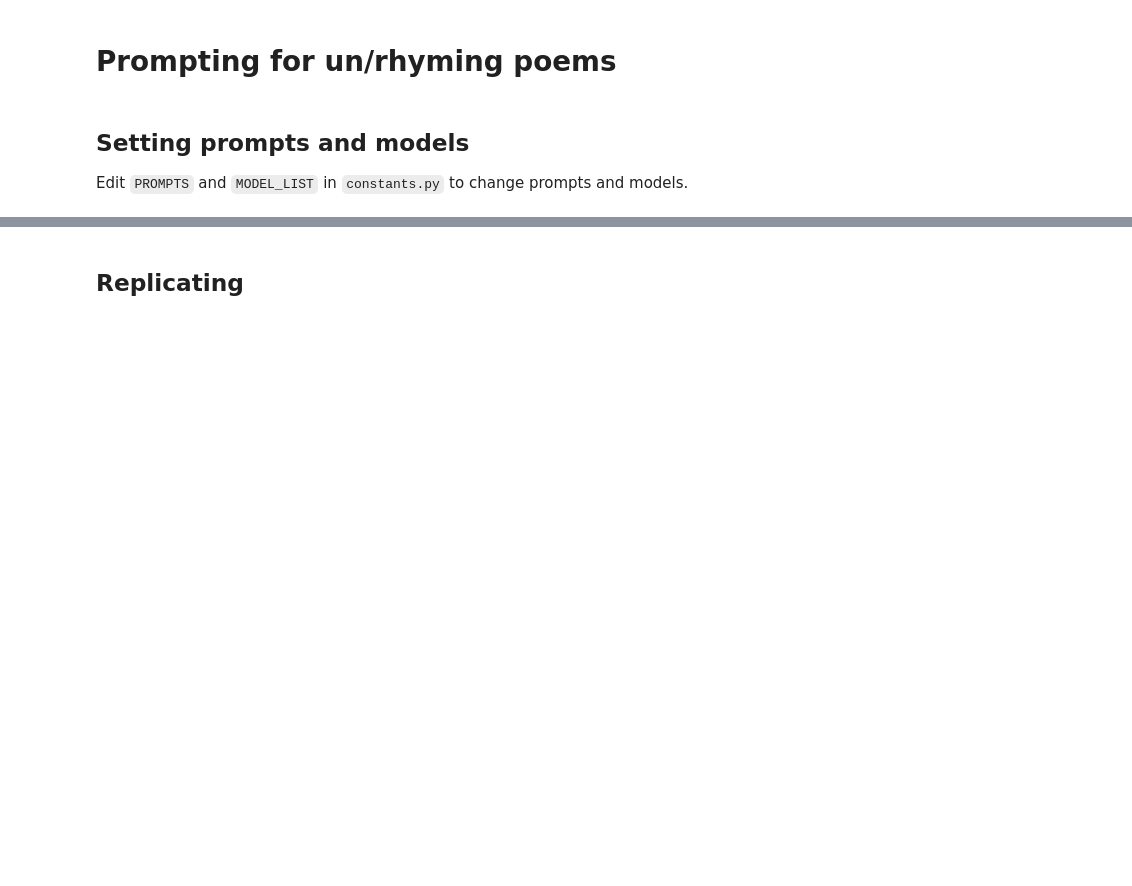
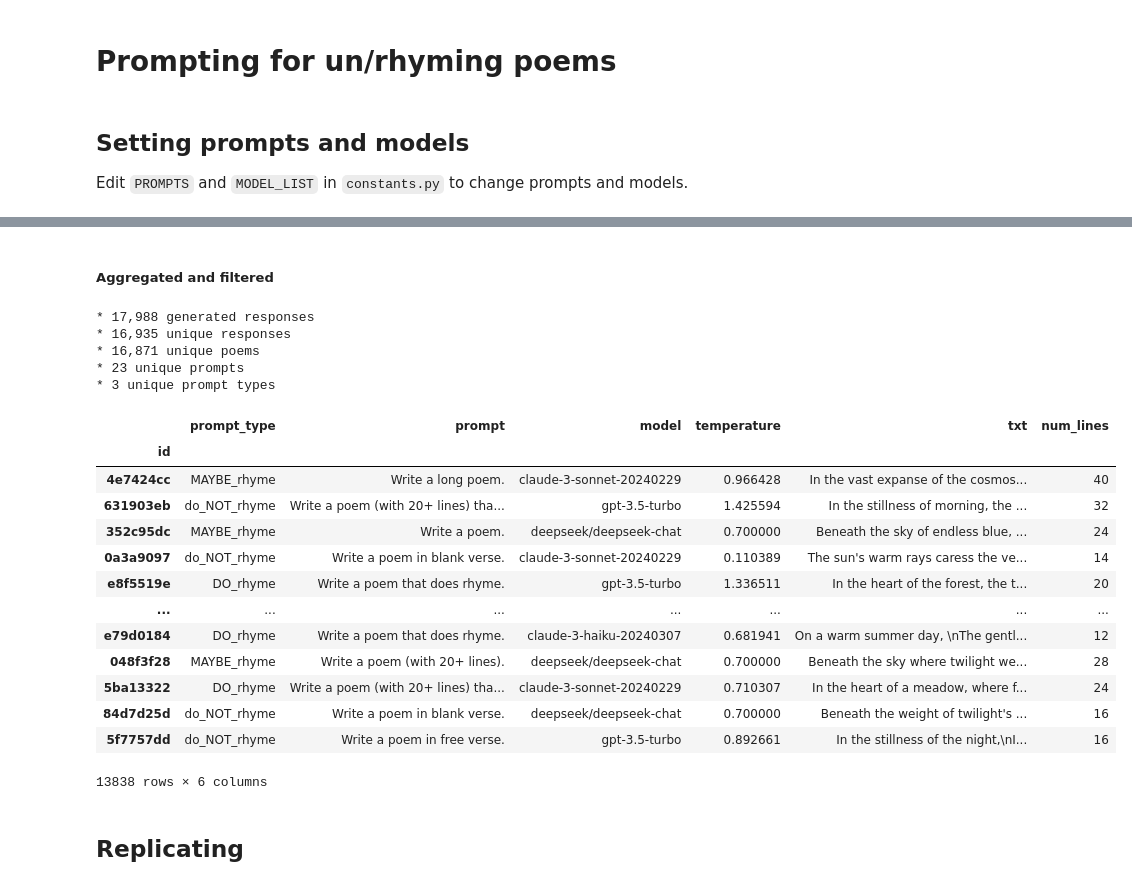
Before and after one commit to quadrismegistus/generative-formalism, a Jupyter notebook: notebooks/1-Data-B-PromptingForRhyme.ipynb, the cells around one changed output, grey strips where cells are left out. Drawn from its saved outputs; the diff is of its cells as text; code cells hidden in the pictures; blank space fills up the shorter version.

```diff
--- a/notebooks/1-Data-B-PromptingForRhyme.ipynb
+++ b/notebooks/1-Data-B-PromptingForRhyme.ipynb
@@ -73,2 +158,26 @@ df_legacy
+# %%
+df_rhyme_promptings_in_paper = get_genai_rhyme_promptings_as_in_paper()
+df_rhyme_promptings_in_paper
+# %% [output]
+##### Aggregated and filtered
+* 17,988 generated responses
+* 16,935 unique responses
+* 16,871 unique poems
+* 23 unique prompts
+* 3 unique prompt types
+|  | prompt_type | prompt | model | temperature | txt | num_lines |
+| id |  |  |  |  |  |  |
+| 4e7424cc | MAYBE_rhyme | Write a long poem. | claude-3-sonnet-20240229 | 0.966428 | In the vast expanse of the cosmos... | 40 |
+| 631903eb | do_NOT_rhyme | Write a poem (with 20+ lines) tha... | gpt-3.5-turbo | 1.425594 | In the stillness of morning, the ... | 32 |
+| 352c95dc | MAYBE_rhyme | Write a poem. | deepseek/deepseek-chat | 0.700000 | Beneath the sky of endless blue, ... | 24 |
+| 0a3a9097 | do_NOT_rhyme | Write a poem in blank verse. | claude-3-sonnet-20240229 | 0.110389 | The sun's warm rays caress the ve... | 14 |
+| e8f5519e | DO_rhyme | Write a poem that does rhyme. | gpt-3.5-turbo | 1.336511 | In the heart of the forest, the t... | 20 |
+| ... | ... | ... | ... | ... | ... | ... |
+| e79d0184 | DO_rhyme | Write a poem that does rhyme. | claude-3-haiku-20240307 | 0.681941 | On a warm summer day, \nThe gentl... | 12 |
+| 048f3f28 | MAYBE_rhyme | Write a poem (with 20+ lines). | deepseek/deepseek-chat | 0.700000 | Beneath the sky where twilight we... | 28 |
+| 5ba13322 | DO_rhyme | Write a poem (with 20+ lines) tha... | claude-3-sonnet-20240229 | 0.710307 | In the heart of a meadow, where f... | 24 |
+| 84d7d25d | do_NOT_rhyme | Write a poem in blank verse. | deepseek/deepseek-chat | 0.700000 | Beneath the weight of twilight's ... | 16 |
+| 5f7757dd | do_NOT_rhyme | Write a poem in free verse. | gpt-3.5-turbo | 0.892661 | In the stillness of the night,\nI... | 16 |
+13838 rows × 6 columns
 # %% [markdown]
 ## Replicating
```
Also changed, not shown: parts of 18 cells of this notebook, 45 other files.
